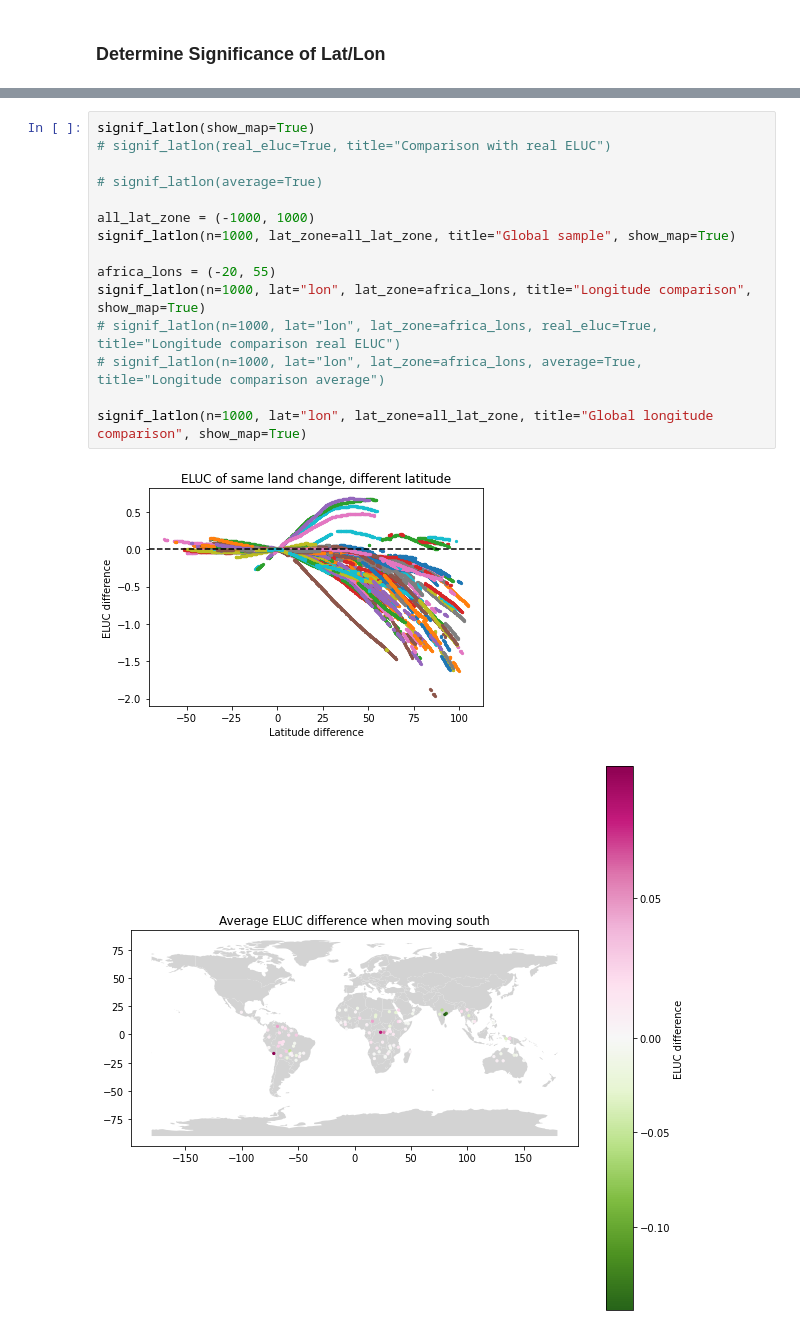
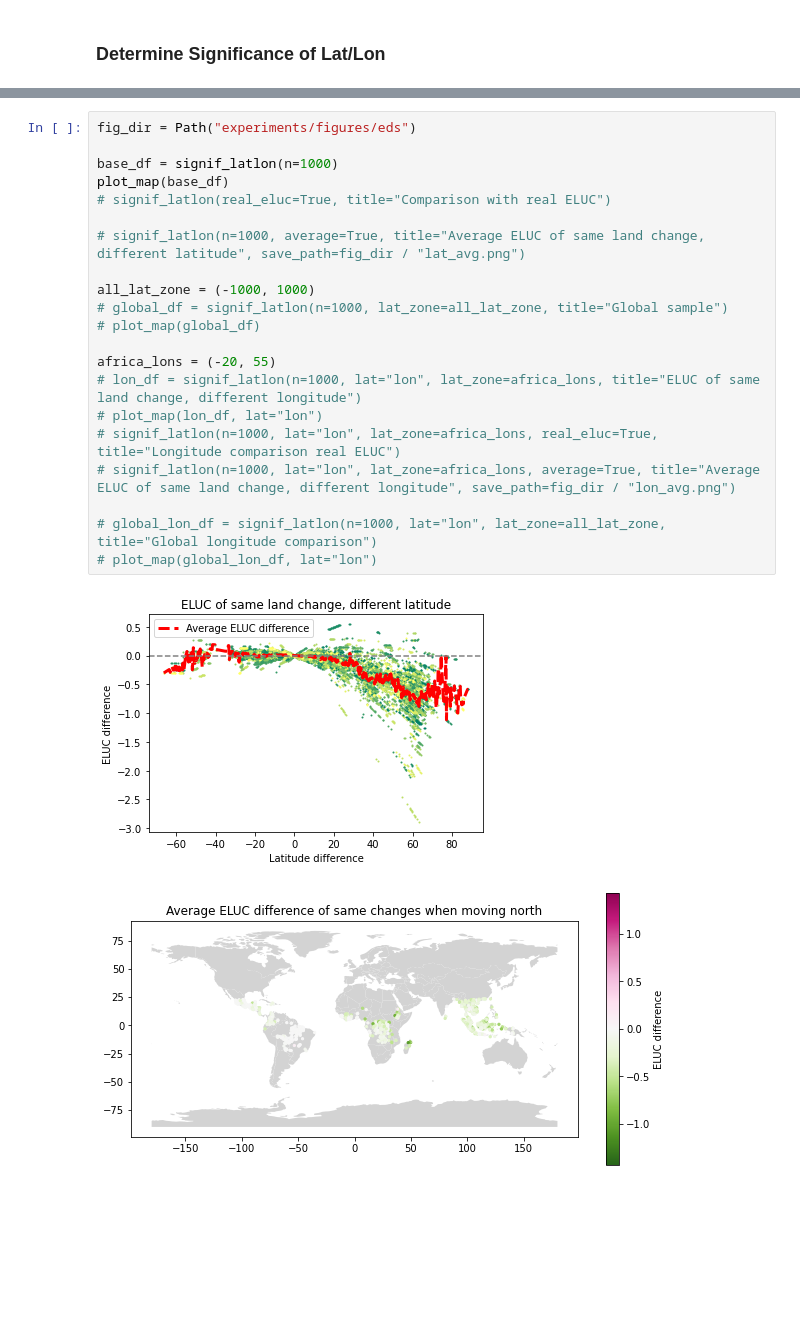
Before and after one commit to Project-Resilience/mvp, a Jupyter notebook: use_cases/eluc/experiments/predictor_experiments.ipynb, the cells around one changed output, grey strips where cells are left out. Saved outputs shown, nothing was run; the diff lists cells and outputs as text; blank space fills up the shorter version.

```diff
--- a/use_cases/eluc/experiments/predictor_experiments.ipynb
+++ b/use_cases/eluc/experiments/predictor_experiments.ipynb
@@ -366,18 +375,24 @@ def signif_latlon(lat_zone=(-23.5, 23.5), n=100, real_eluc=False, lat="lat", ave
 # %%
-signif_latlon(show_map=True)
+fig_dir = Path("experiments/figures/eds")
+
+base_df = signif_latlon(n=1000)
+plot_map(base_df)
 # signif_latlon(real_eluc=True, title="Comparison with real ELUC")
 
-# signif_latlon(average=True)
+# signif_latlon(n=1000, average=True, title="Average ELUC of same land change, different latitude", save_path=fig_dir / "lat_avg.png")
 
 all_lat_zone = (-1000, 1000)
-signif_latlon(n=1000, lat_zone=all_lat_zone, title="Global sample", show_map=True)
+# global_df = signif_latlon(n=1000, lat_zone=all_lat_zone, title="Global sample")
+# plot_map(global_df)
 
 africa_lons = (-20, 55)
-signif_latlon(n=1000, lat="lon", lat_zone=africa_lons, title="Longitude comparison", show_map=True)
+# lon_df = signif_latlon(n=1000, lat="lon", lat_zone=africa_lons, title="ELUC of same land change, different longitude")
+# plot_map(lon_df, lat="lon")
 # signif_latlon(n=1000, lat="lon", lat_zone=africa_lons, real_eluc=True, title="Longitude comparison real ELUC")
-# signif_latlon(n=1000, lat="lon", lat_zone=africa_lons, average=True, title="Longitude comparison average")
+# signif_latlon(n=1000, lat="lon", lat_zone=africa_lons, average=True, title="Average ELUC of same land change, different longitude", save_path=fig_dir / "lon_avg.png")
 
-signif_latlon(n=1000, lat="lon", lat_zone=all_lat_zone, title="Global longitude comparison", show_map=True)
+# global_lon_df = signif_latlon(n=1000, lat="lon", lat_zone=all_lat_zone, title="Global longitude comparison")
+# plot_map(global_lon_df, lat="lon")
 # %% [output]
-[figure, old version]
+[figure, new version]
-[figure, old version]
+[figure, new version]
```
Also changed, not shown: parts of 2 cells of this notebook, 7 other files.
